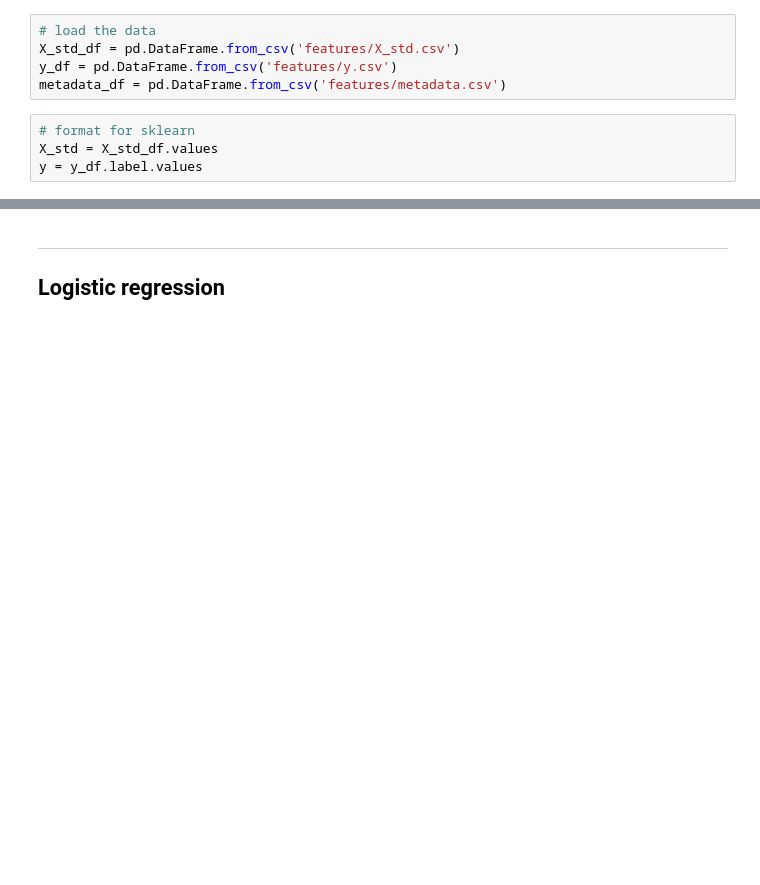
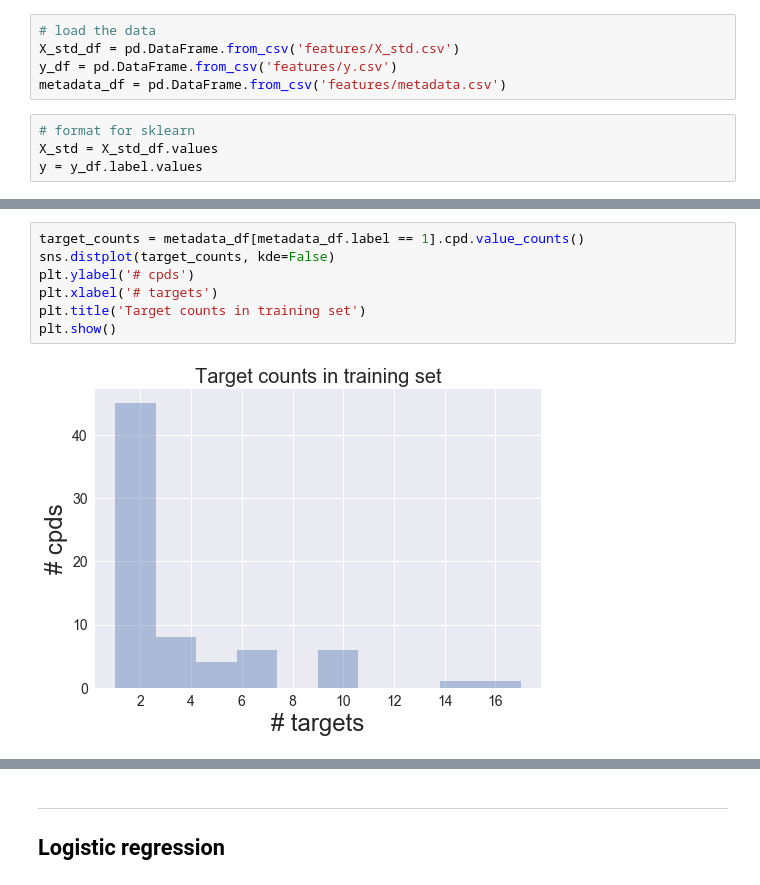
Before and after one commit to npabon/LINCS_target_prediction, a Jupyter notebook: classification.ipynb, the cells around one changed output, grey strips where cells are left out. Cells and saved outputs as stored; diff of their text form; blank space fills up the shorter version.

```diff
--- a/classification.ipynb
+++ b/classification.ipynb
@@ -24,0 +37,9 @@ len(metadata_df.kd.unique())
+# %%
+target_counts = metadata_df[metadata_df.label == 1].cpd.value_counts()
+sns.distplot(target_counts, kde=False)
+plt.ylabel('# cpds')
+plt.xlabel('# targets')
+plt.title('Target counts in training set')
+plt.show()
+# %% [output]
+[figure, added]
```
Also changed, not shown: parts of 13 cells of this notebook, 4 other files.
